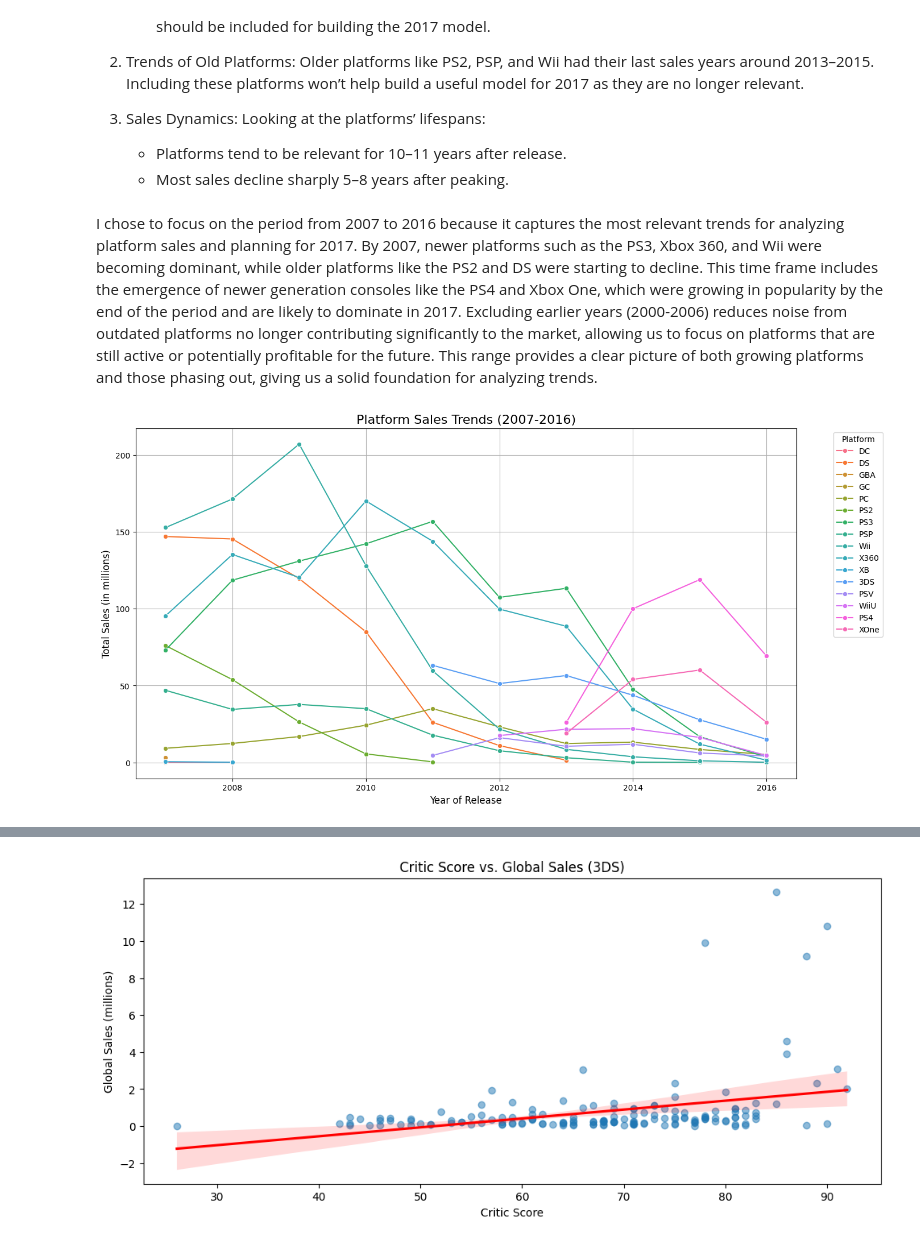
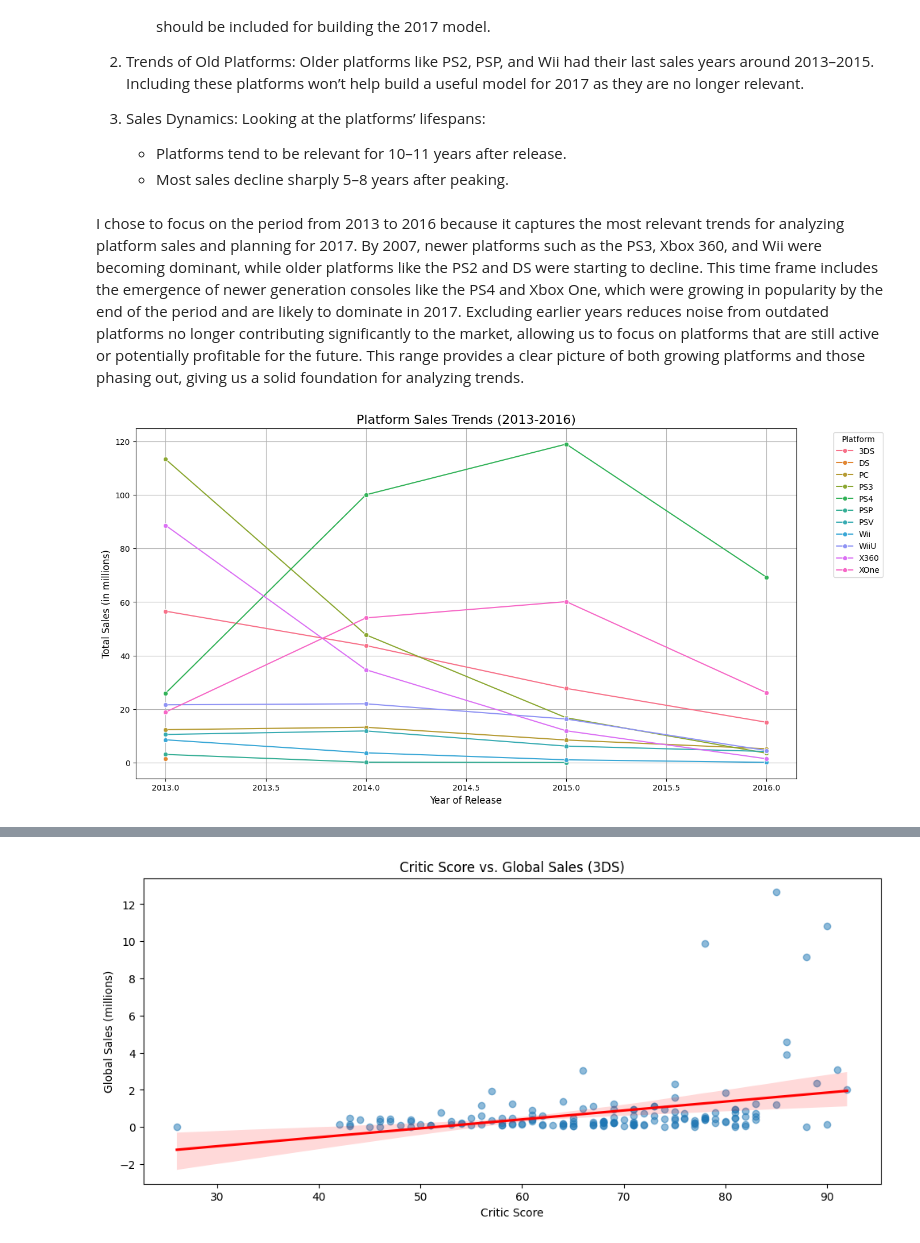
Before and after one commit to MitchellAsh/game-trends, a Jupyter notebook: game_trends_analysis.ipynb, the cells around one changed output, grey strips where cells are left out. Drawn from its saved outputs; the diff is of its cells as text; code cells hidden in the pictures.

```diff
--- a/game_trends_analysis.ipynb
+++ b/game_trends_analysis.ipynb
@@ -300,31 +320,31 @@ Analysis of the Data
    - Platforms tend to be relevant for 10–11 years after release.
    - Most sales decline sharply 5–8 years after peaking.
 # %% [markdown]
-I chose to focus on the period from 2007 to 2016 because it captures the most relevant trends for analyzing platform sales and planning for 2017. By 2007, newer platforms such as the PS3, Xbox 360, and Wii were becoming dominant, while older platforms like the PS2 and DS were starting to decline. This time frame includes the emergence of newer generation consoles like the PS4 and Xbox One, which were growing in popularity by the end of the period and are likely to dominate in 2017. Excluding earlier years (2000-2006) reduces noise from outdated platforms no longer contributing significantly to the market, allowing us to focus on platforms that are still active or potentially profitable for the future. This range provides a clear picture of both growing platforms and those phasing out, giving us a solid foundation for analyzing trends.
+I chose to focus on the period from 2013 to 2016 because it captures the most relevant trends for analyzing platform sales and planning for 2017. By 2007, newer platforms such as the PS3, Xbox 360, and Wii were becoming dominant, while older platforms like the PS2 and DS were starting to decline. This time frame includes the emergence of newer generation consoles like the PS4 and Xbox One, which were growing in popularity by the end of the period and are likely to dominate in 2017. Excluding earlier years reduces noise from outdated platforms no longer contributing significantly to the market, allowing us to focus on platforms that are still active or potentially profitable for the future. This range provides a clear picture of both growing platforms and those phasing out, giving us a solid foundation for analyzing trends.
 # %%
-# Filter the dataset to include only data from 2007 to 2016
-recent_data = df[df['year_of_release'].between(2007, 2016)]
+# Filter the dataset to include only data from 2013 to 2016
+recent_data = df[df['year_of_release'].between(2013, 2016)]
 
 # Group by year and platform, summing up sales
 recent_platform_sales = recent_data.groupby(['year_of_release', 'platform'])['total_sales'].sum().reset_index()
 
 # Plot the sales trends for platforms in this period
 plt.figure(figsize=(15, 8))
 sns.lineplot(
     data=recent_platform_sales,
     x='year_of_release',
     y='total_sales',
     hue='platform',
     marker='o'
 )
-plt.title('Platform Sales Trends (2007-2016)', fontsize=16)
+plt.title('Platform Sales Trends (2013-2016)', fontsize=16)
 plt.xlabel('Year of Release', fontsize=12)
 plt.ylabel('Total Sales (in millions)', fontsize=12)
 plt.legend(title='Platform', bbox_to_anchor=(1.05, 1), loc='upper left')
 plt.grid(True)
 plt.show()
 # %% [output]
-[figure, old version]
+[figure, new version]
 # %% [markdown]
 Growing Platforms:
 
```
Also changed, not shown: parts of 28 cells of this notebook.
